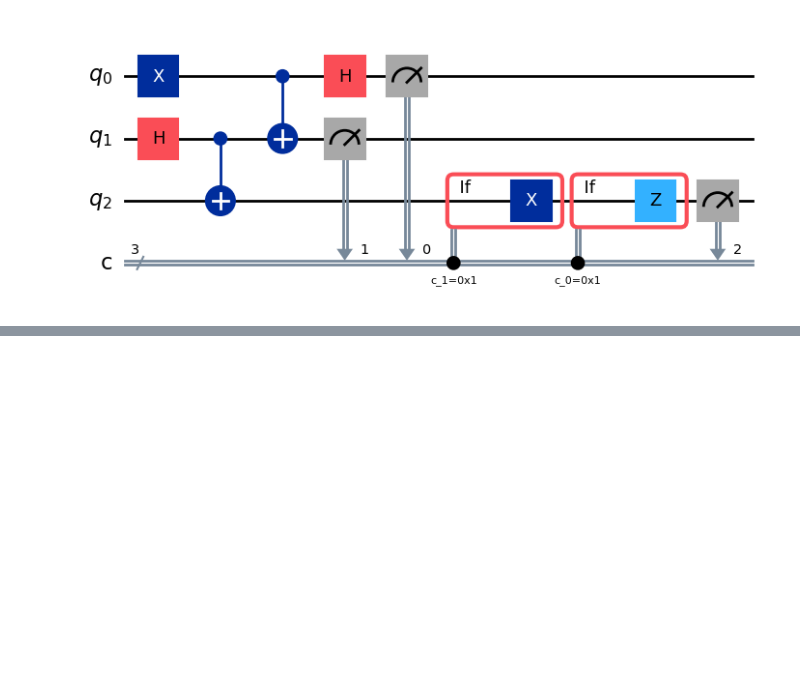
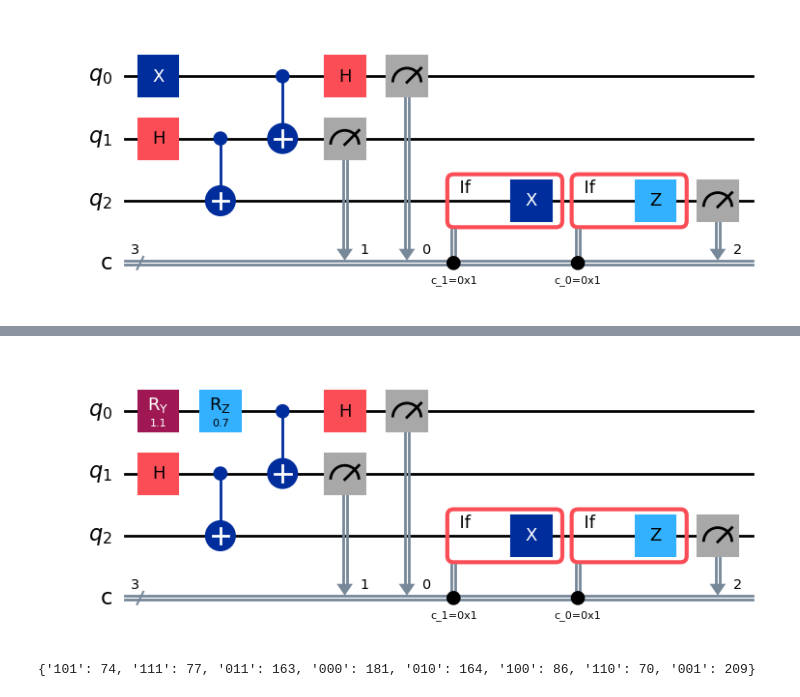
Before and after one commit to naseer-muhammad/Hadamard-Matrix-Research, a Jupyter notebook: 16-Oct-2026/Quantum_Teleporation.ipynb, the cells around one changed output, grey strips where cells are left out. Saved outputs shown, nothing was run; the diff lists cells and outputs as text; code cells hidden in the pictures; blank space fills up the shorter version.

```diff
--- a/16-Oct-2026/Quantum_Teleporation.ipynb
+++ b/16-Oct-2026/Quantum_Teleporation.ipynb
@@ -105,0 +161,43 @@ display(qc_teleport_diagram.draw("mpl", fold=-1))
+# %%
+theta = 1.1
+phi = 0.7
+
+qc_teleport_general = QuantumCircuit(3, 3)
+
+# Prepare an arbitrary input state on q0
+qc_teleport_general.ry(theta, 0)
+qc_teleport_general.rz(phi, 0)
+
+# Shared Bell pair
+qc_teleport_general.h(1)
+qc_teleport_general.cx(1, 2)
+
+# Alice's operations
+qc_teleport_general.cx(0, 1)
+qc_teleport_general.h(0)
+
+# Alice's measurements
+qc_teleport_general.measure(0, 0)
+qc_teleport_general.measure(1, 1)
+
+# Bob's conditional corrections
+with qc_teleport_general.if_test((qc_teleport_general.clbits[1], 1)):
+    qc_teleport_general.x(2)
+
+with qc_teleport_general.if_test((qc_teleport_general.clbits[0], 1)):
+    qc_teleport_general.z(2)
+
+# Bob's final measurement
+qc_teleport_general.measure(2, 2)
+
+display(qc_teleport_general.draw("mpl", fold=-1))
+
+result = simulator.run(
+    transpile(qc_teleport_general, simulator),
+    shots=1024
+).result()
+
+print(result.get_counts())
+# %% [output]
+[figure, added]
+{'101': 74, '111': 77, '011': 163, '000': 181, '010': 164, '100': 86, '110': 70, '001': 209}
```
Also changed, not shown: parts of 6 cells of this notebook.
